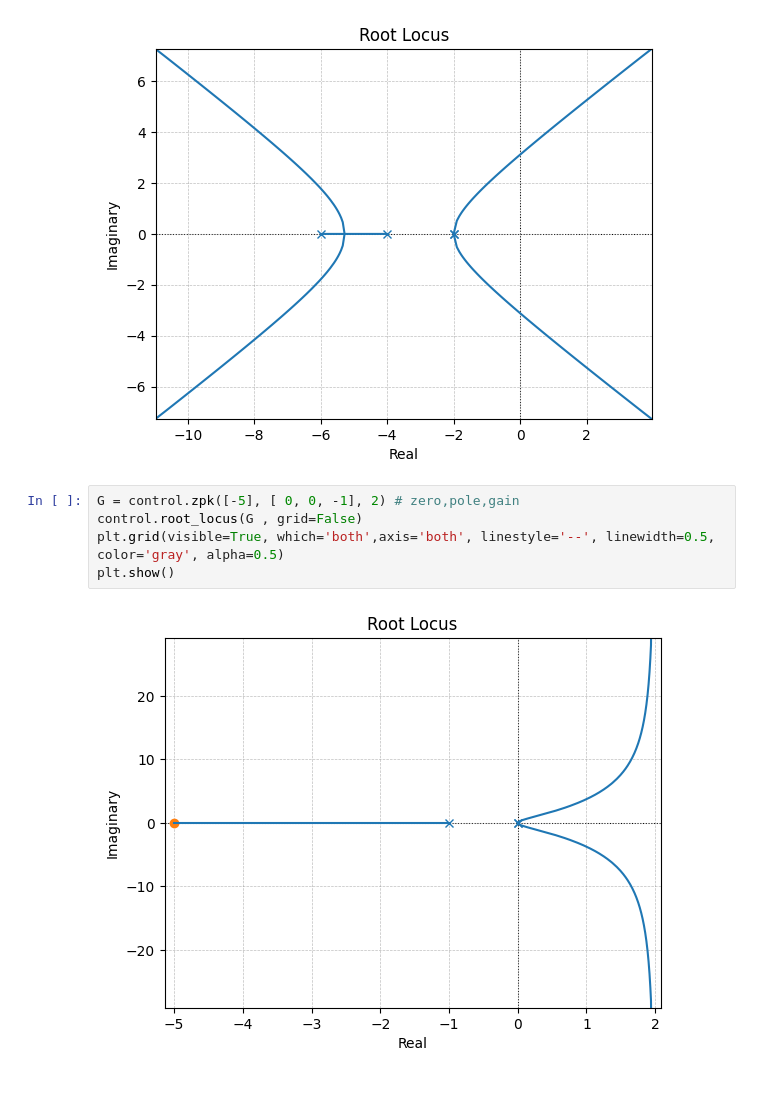
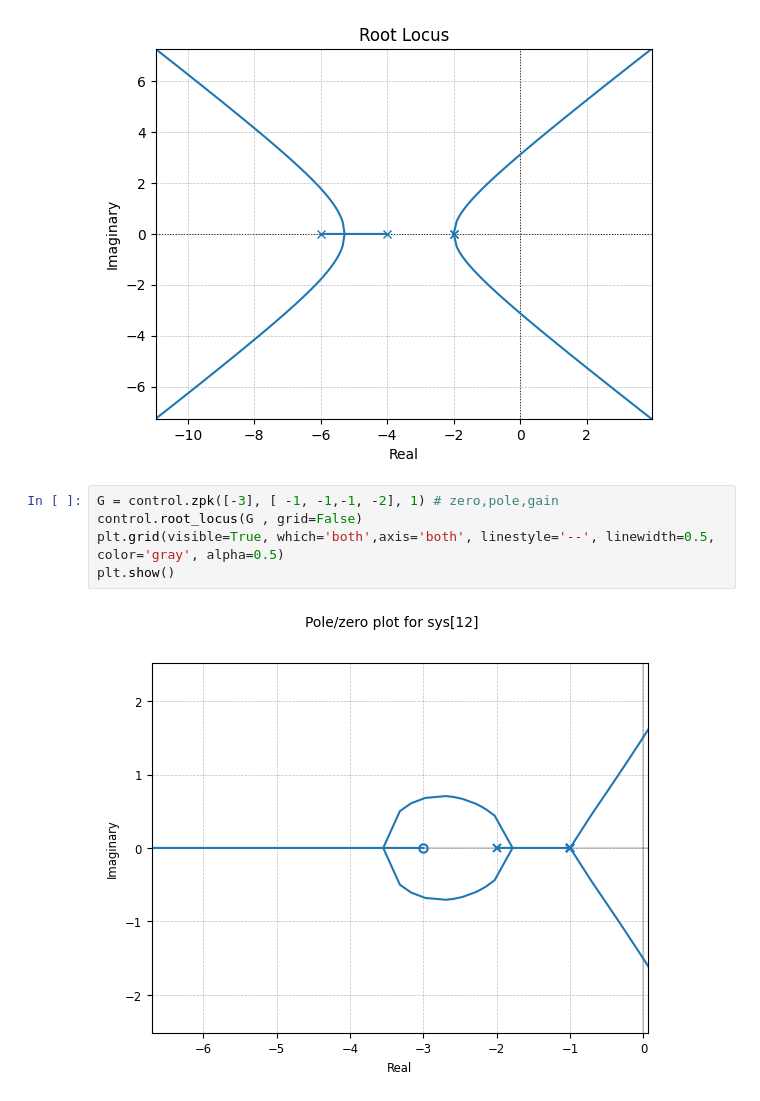
Before and after one commit to shawal-mbalire/BELE, a Jupyter notebook: bele32/control/python/6root_locus.ipynb, the cells around one changed output. Cells and saved outputs as stored; diff of their text form.

Commit message:
tried more plots

```diff
--- a/bele32/control/python/6root_locus.ipynb
+++ b/bele32/control/python/6root_locus.ipynb
@@ -53,9 +53,9 @@ plt.show()
 # %% [output]
 [figure]
 # %%
-G = control.zpk([-5], [ 0, 0, -1], 2) # zero,pole,gain
+G = control.zpk([-3], [ -1, -1,-1, -2], 1) # zero,pole,gain
 control.root_locus(G , grid=False)
 plt.grid(visible=True, which='both',axis='both', linestyle='--', linewidth=0.5, color='gray', alpha=0.5)
 plt.show()
 # %% [output]
-[figure, old version]
+[figure, new version]
```
Also changed, not shown: parts of 6 cells of this notebook, 1 other file.
